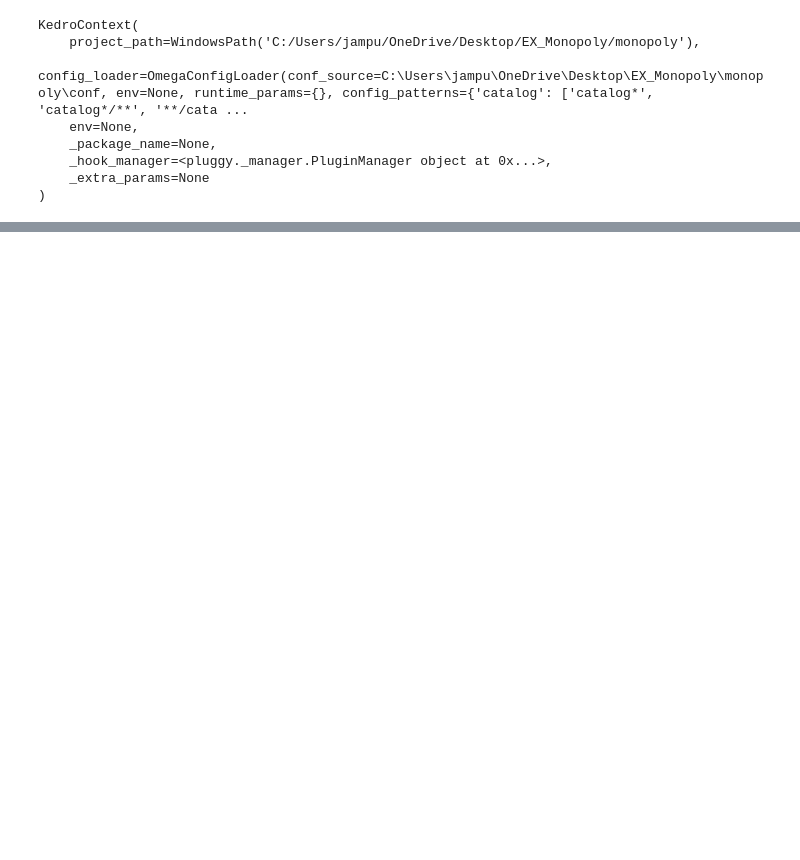
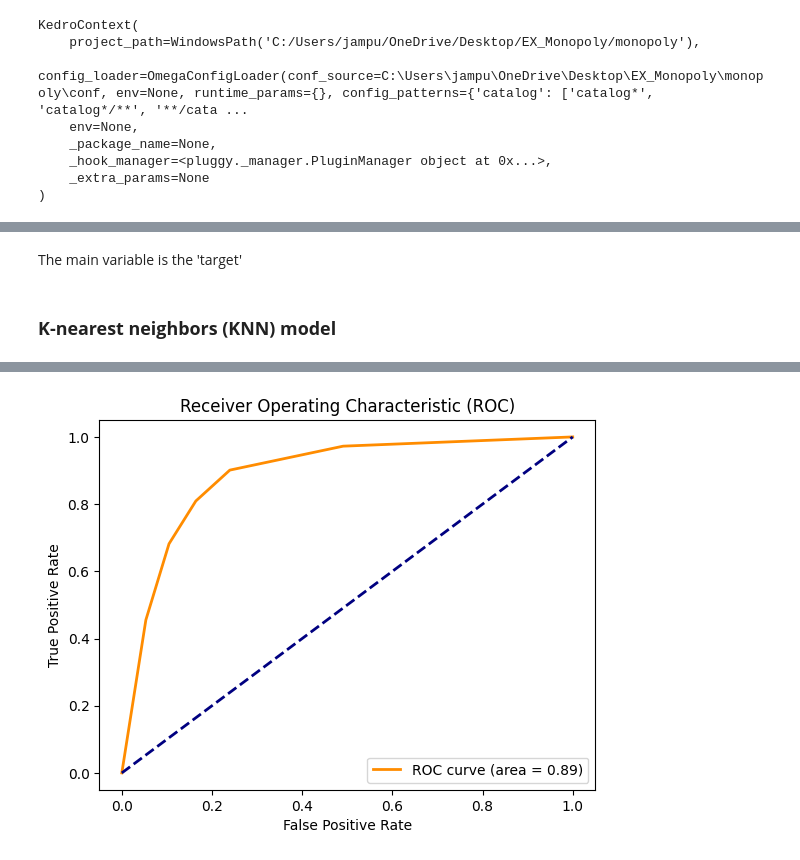
Before and after one commit to JuanAmpuero06/monopoly, a Jupyter notebook: notebooks/Phase 4 classification models.ipynb, the cells around one changed output, grey strips where cells are left out. Cells and saved outputs as stored; diff of their text form; code cells hidden in the pictures; blank space fills up the shorter version.

Commit message:
Modelos de clasficacion finalizada

```diff
--- a/notebooks/Phase 4 classification models.ipynb
+++ b/notebooks/Phase 4 classification models.ipynb
@@ -53,4 +59,4 @@ catalog
  'parameters': "kedro.io.memory_dataset.MemoryDataset(data='<dict>')"}
 # %%
-df=catalog.load("filtered_data")
+df=catalog.load("monopoly_clean")
 # %% [output]
@@ -346,0 +121,74 @@ ROC AUC Score: 0.9999987887197833
+# %% [markdown]
+The main variable is the 'target'
+# %% [markdown]
+### **K-nearest neighbors (KNN) model**
+# %%
+# Select features and target
+selected_features = [
+    'FlgActCN_T12', 'FlgActCN_T11', 'FlgActCN_T10', 'FlgActCN_T09', 'FlgActCN_T08',
+    'FlgActCN_T07', 'FlgActCN_T06', 'FlgActCN_T05', 'FlgActCN_T04', 'FlgActCN_T03',
+    'FlgActCN_T02', 'FlgActCN_T01'
+]
+target = "target"
+
+X = df[selected_features]
+y = df[target]
+
+# Apply SMOTE to balance the complete dataset
+smote = SMOTE(random_state=42)
+X_resampled, y_resampled = smote.fit_resample(X, y)
+
+# Split the data into training (80%) and testing (20%)
+X_train, X_test, y_train, y_test = train_test_split(
+    X_resampled, y_resampled, test_size=0.20, random_state=42, stratify=y_resampled
+)
+
+# Configure and train the KNN model
+knn_model = KNeighborsClassifier(
+    n_neighbors=5,        # Number of neighbors
+    weights="uniform",    # All neighbors have equal weight
+    metric="minkowski",   # Default distance metric
+    p=2                   # Euclidean distance
+)
+knn_model.fit(X_train, y_train)
+
+# Evaluate the model on the test set
+y_pred_knn = knn_model.predict(X_test)
+accuracy = knn_model.score(X_test, y_test)
+conf_matrix = confusion_matrix(y_test, y_pred_knn)
+class_report = classification_report(y_test, y_pred_knn)
+
+print(f"KNN model accuracy: {accuracy * 100:.2f}%")
+print("Confusion Matrix:")
+print(conf_matrix)
+print("Classification Report:")
+print(class_report)
+
+# Cross-validation with details
+skf = StratifiedKFold(n_splits=5, shuffle=True, random_state=42)
+cv_scores = cross_val_score(knn_model, X_resampled, y_resampled, cv=skf, scoring='roc_auc')
+
+print("\n=== AUC-ROC Scores per Fold ===")
+for fold_idx, score in enumerate(cv_scores, 1):
+    print(f"Fold {fold_idx}: AUC-ROC = {score:.4f}")
+
+print(f"\n=== Average and Standard Deviation ===")
+print(f"Average AUC-ROC: {np.mean(cv_scores):.4f} ± {np.std(cv_scores):.4f}")
+
+# AUC-ROC on the test set
+y_test_prob = knn_model.predict_proba(X_test)[:, 1]
+roc_auc = roc_auc_score(y_test, y_test_prob)
+print(f"\nTest Set AUC-ROC: {roc_auc:.4f}")
+
+# ROC curve
+fpr, tpr, thresholds = roc_curve(y_test, y_test_prob)
+
+plt.figure()
+plt.plot(fpr, tpr, color="darkorange", lw=2, label=f"ROC curve (area = {roc_auc:.2f})")
+plt.plot([0, 1], [0, 1], color="navy", lw=2, linestyle="--")
+plt.xlabel("False Positive Rate")
+plt.ylabel("True Positive Rate")
+plt.title("Receiver Operating Characteristic (ROC)")
+plt.legend(loc="lower right")
+plt.show()
+# %% [output]
@@ -346,0 +213 @@ ROC AUC Score: 0.9999987887197833
+[figure, added]
```
Also changed, not shown: parts of 26 cells of this notebook, 11 other files.
